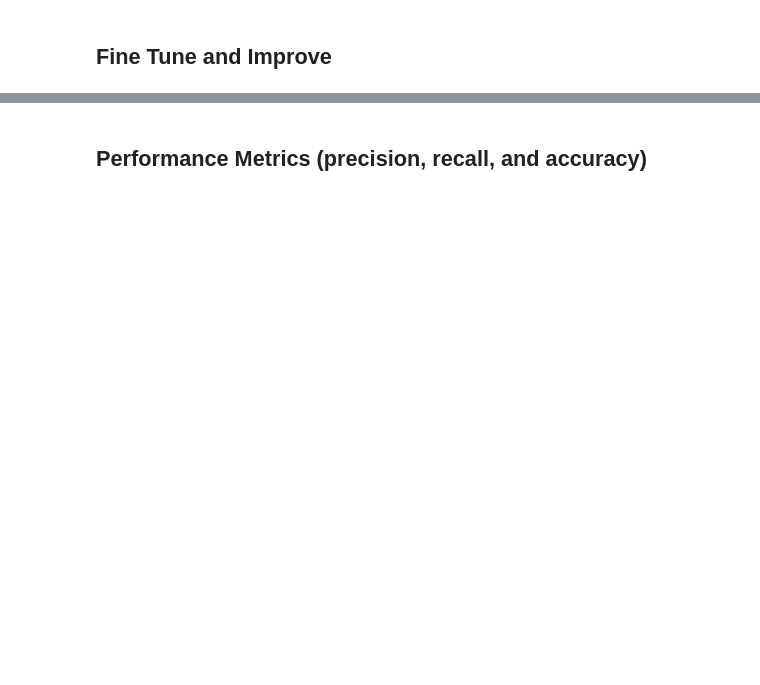
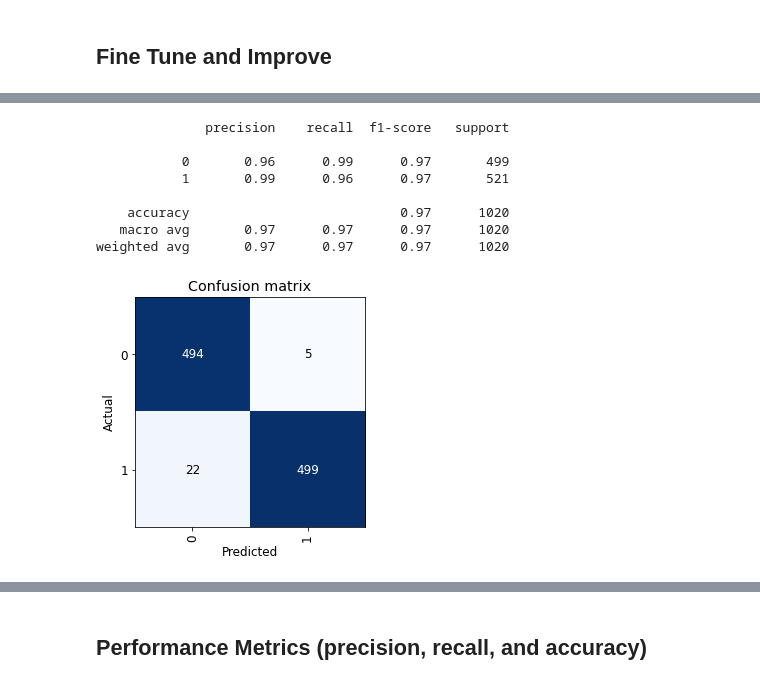
Before and after one commit to R-Sandor/happywhale, a Jupyter notebook: Happywhale.ipynb, the cells around one changed output, grey strips where cells are left out. Saved outputs shown, nothing was run; the diff lists cells and outputs as text; code cells hidden in the pictures; blank space fills up the shorter version.

```diff
--- a/Happywhale.ipynb
+++ b/Happywhale.ipynb
@@ -296,0 +371,6 @@ learn.lr_find()
+# %%
+# Checkpoint3 performance
+interp = ClassificationInterpretation.from_learner(learn)
+interp.plot_confusion_matrix()
+interp.print_classification_report()
+# %% [output]
@@ -297,2 +380,11 @@ learn.lr_find()
+              precision    recall  f1-score   support
+
+           0       0.96      0.99      0.97       499
+           1       0.99      0.96      0.97       521
+
+    accuracy                           0.97      1020
+   macro avg       0.97      0.97      0.97      1020
+weighted avg       0.97      0.97      0.97      1020
+[figure, added]
 # %%
 learn.fit_one_cycle(6, lr_max=slice(1e-6, 1e-4))
```
Also changed, not shown: parts of 32 cells of this notebook.
